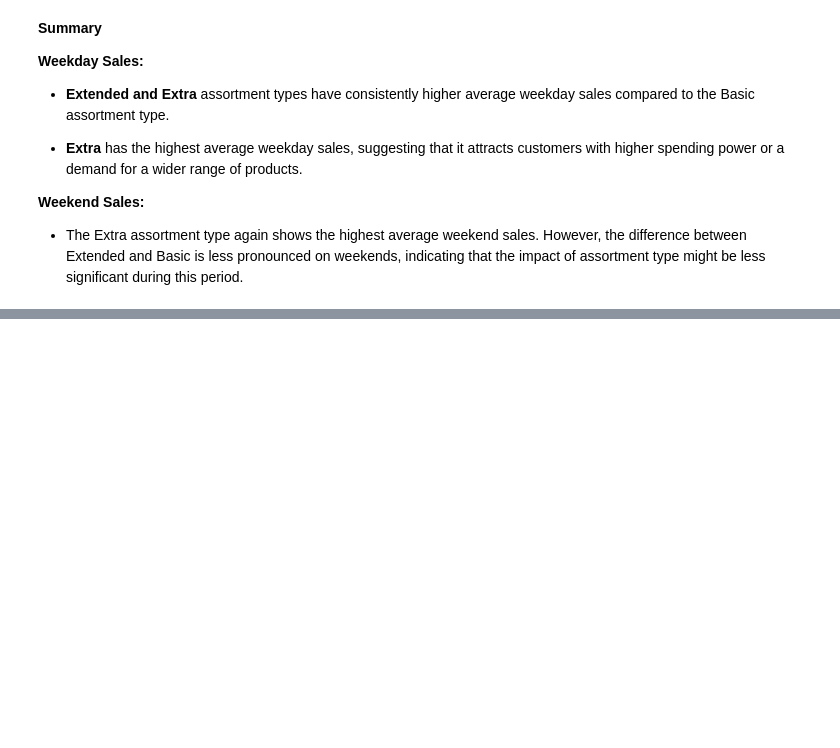
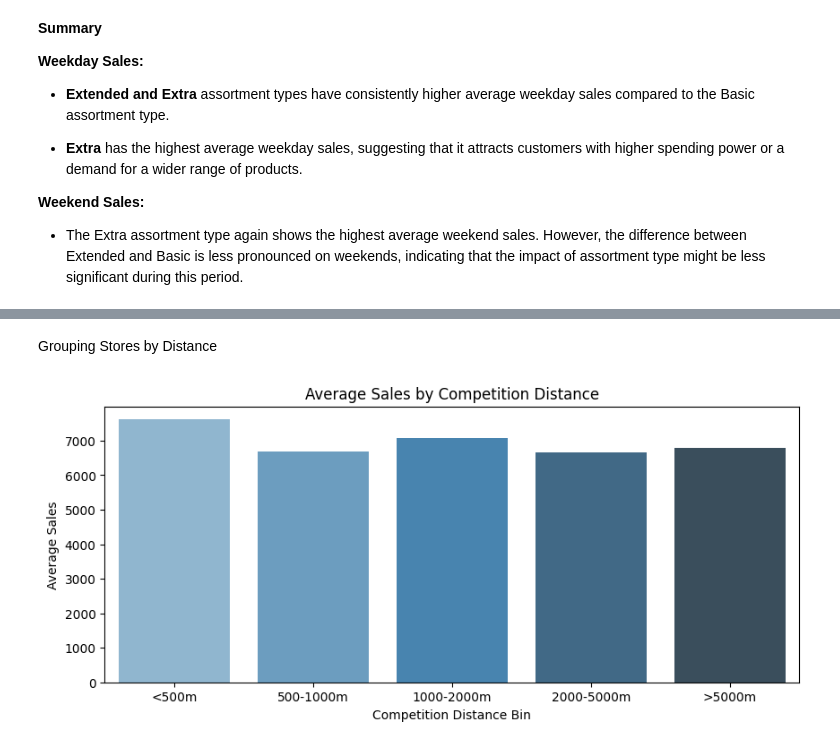
Before and after one commit to epythonlab/rossmann-pharma-sales-prediction, a Jupyter notebook: notebooks/exploratory_analysis.ipynb, the cells around one changed output, grey strips where cells are left out. Drawn from its saved outputs; the diff is of its cells as text; code cells hidden in the pictures; blank space fills up the shorter version.

```diff
--- a/notebooks/exploratory_analysis.ipynb
+++ b/notebooks/exploratory_analysis.ipynb
@@ -608,0 +567,20 @@ Passing `palette` without assigning `hue` is deprecated and will be removed in v
+# %% [markdown]
+ Grouping Stores by Distance
+# %%
+# Create bins for CompetitionDistance
+bins = [0, 500, 1000, 2000, 5000, df['CompetitionDistance'].max()]
+labels = ['<500m', '500-1000m', '1000-2000m', '2000-5000m', '>5000m']
+df.loc[:, 'DistanceBin'] = pd.cut(df['CompetitionDistance'], bins=bins, labels=labels, include_lowest=True)
+
+# Group by DistanceBin and calculate the mean Sales
+distance_sales = df.groupby('DistanceBin', observed=False)['Sales'].mean().reset_index()
+
+# Bar plot: Average Sales by Distance Bin
+plt.figure(figsize=(10,4))
+sns.barplot(x='DistanceBin', y='Sales', hue='DistanceBin', data=distance_sales, palette='Blues_d')
+plt.title('Average Sales by Competition Distance')
+plt.xlabel('Competition Distance Bin')
+plt.ylabel('Average Sales')
+plt.show()
+# %% [output]
+[figure, added]
```
Also changed, not shown: parts of 10 cells of this notebook.
